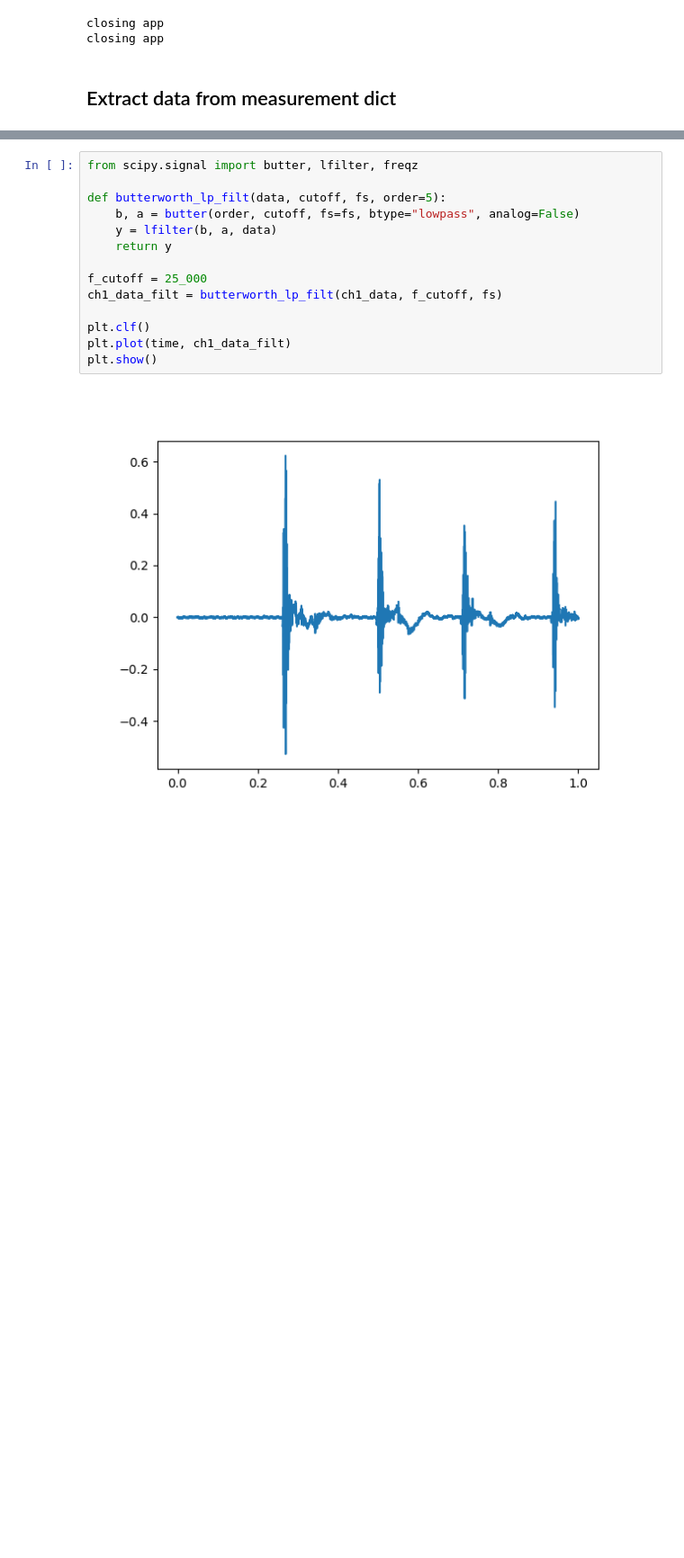
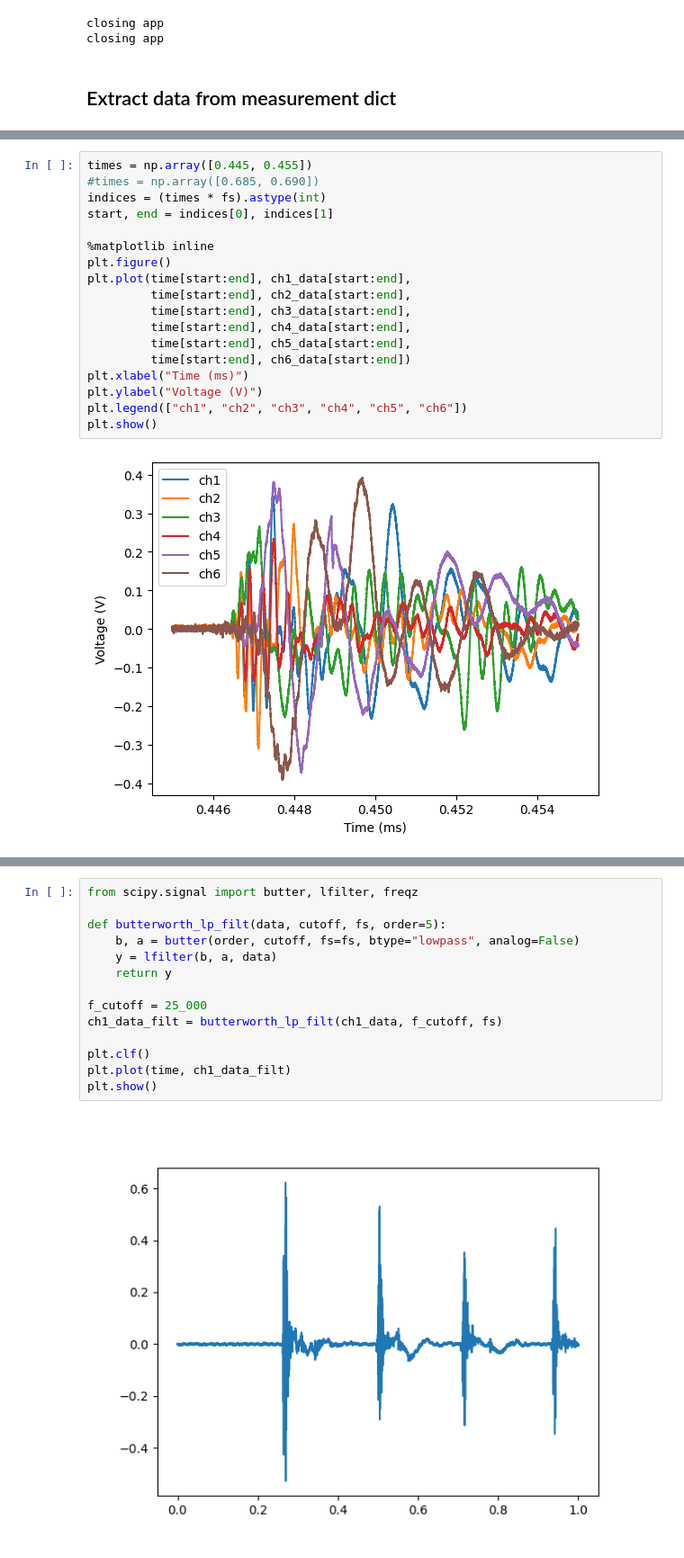
Before and after one commit to MrP123/scf_daq, a Jupyter notebook: main.ipynb, the cells around one changed output, grey strips where cells are left out. Shown at 90% size. Drawn from its saved outputs; the diff is of its cells as text; blank space fills up the shorter version.

```diff
--- a/main.ipynb
+++ b/main.ipynb
@@ -260,0 +270,20 @@ plt.show()
+# %%
+times = np.array([0.445, 0.455])
+#times = np.array([0.685, 0.690])
+indices = (times * fs).astype(int)
+start, end = indices[0], indices[1]
+
+%matplotlib inline
+plt.figure()
+plt.plot(time[start:end], ch1_data[start:end],
+         time[start:end], ch2_data[start:end],
+         time[start:end], ch3_data[start:end],
+         time[start:end], ch4_data[start:end],
+         time[start:end], ch5_data[start:end],
+         time[start:end], ch6_data[start:end])
+plt.xlabel("Time (ms)")
+plt.ylabel("Voltage (V)")
+plt.legend(["ch1", "ch2", "ch3", "ch4", "ch5", "ch6"])
+plt.show()
+# %% [output]
+[figure, added]
```
Also changed, not shown: parts of 10 cells of this notebook, 1 other file.
